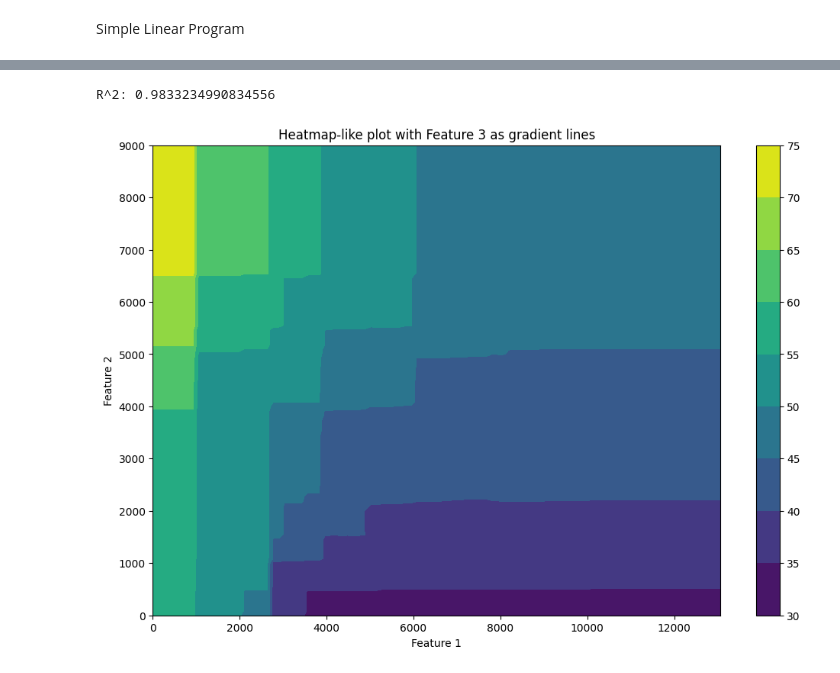
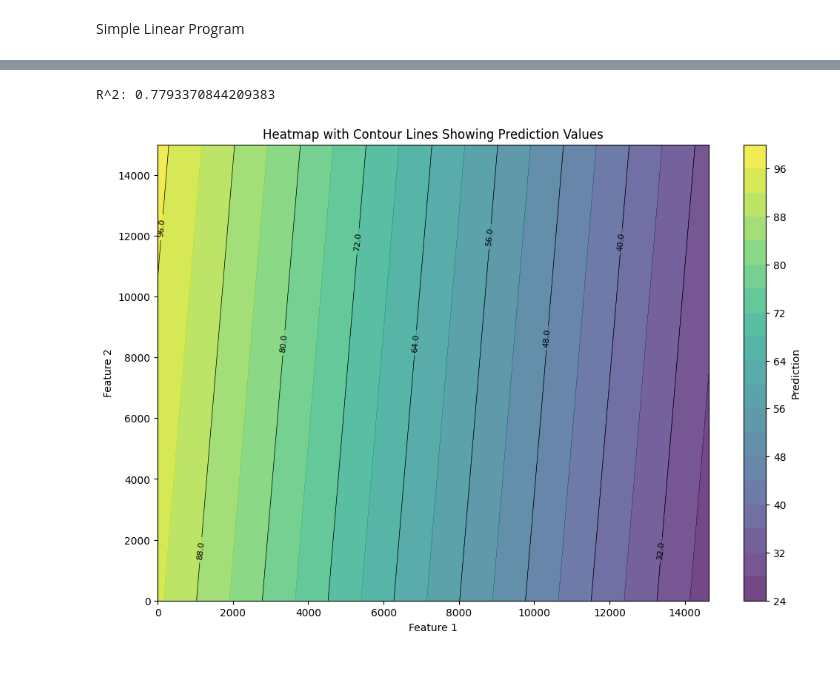
Before and after one commit to ShyEagle21/Practice, a Jupyter notebook: labor_optimizer.ipynb, the cells around one changed output, grey strips where cells are left out. Saved outputs shown, nothing was run; the diff lists cells and outputs as text; code cells hidden in the pictures.

```diff
--- a/labor_optimizer.ipynb
+++ b/labor_optimizer.ipynb
@@ -1105,10 +1272,9 @@ import pandas as pd
 import numpy as np
 import matplotlib.pyplot as plt
 from sklearn.model_selection import train_test_split
-from sklearn.experimental import enable_hist_gradient_boosting  # noqa
-from sklearn.ensemble import HistGradientBoostingRegressor
+from sklearn.preprocessing import StandardScaler
+from sklearn.linear_model import LinearRegression
 from sklearn.metrics import r2_score
-from sklearn.preprocessing import StandardScaler
 
 # Load the CSV file
 file_path = 'prod_pred_data.csv'  # Replace with your file path
@@ -1122,37 +1288,43 @@ y = data.iloc[:, -1]   # Target
 scaler = StandardScaler()
 X_scaled = scaler.fit_transform(X)
 
 # Split the data into training and testing sets
 X_train, X_test, y_train, y_test = train_test_split(X, y, test_size=0.2, random_state=42)
 
 # Create and train the model
 model = LinearRegression()
 model.fit(X_train, y_train)
 
 # Make predictions
 y_pred = model.predict(X_test)
 
 # Evaluate the model
 r2 = r2_score(y_test, y_pred)
 print(f'R^2: {r2}')
 
 # Create a meshgrid for the first two features
 feature1_range = np.linspace(X.iloc[:, 0].min(), X.iloc[:, 0].max(), 100)
 feature2_range = np.linspace(X.iloc[:, 1].min(), X.iloc[:, 1].max(), 100)
 feature1_grid, feature2_grid = np.meshgrid(feature1_range, feature2_range)
 
 # Predict using the model for each point in the meshgrid
-predictions = model.predict(np.c_[feature1_grid.ravel(), feature2_grid.ravel(), np.zeros_like(feature1_grid.ravel())])
+# Assuming the third feature (e.g., Feature 3) is set to the mean of its values
+feature3_mean = X.iloc[:, 2].mean()
+predictions = model.predict(np.c_[feature1_grid.ravel(), feature2_grid.ravel(), np.full_like(feature1_grid.ravel(), feature3_mean)])
 predictions = predictions.reshape(feature1_grid.shape)
 
-# Plot the heatmap-like plot
+# Plot the heatmap with contour lines
 plt.figure(figsize=(12, 8))
-contour = plt.contourf(feature1_grid, feature2_grid, predictions, cmap='viridis')
-plt.colorbar(contour)
+contourf = plt.contourf(feature1_grid, feature2_grid, predictions, levels=20, cmap='viridis', alpha=0.75)
+contour = plt.contour(feature1_grid, feature2_grid, predictions, levels=10, colors='black', linewidths=0.5)
+plt.clabel(contour, inline=True, fontsize=8, fmt="%.1f")  # Add labels to contour lines
+
+# Add color bar and labels
+plt.colorbar(contourf, label='Prediction')
 plt.xlabel('Feature 1')
 plt.ylabel('Feature 2')
-plt.title('Heatmap-like plot with Feature 3 as gradient lines')
+plt.title('Heatmap with Contour Lines Showing Prediction Values')
 plt.show()
 # %% [output]
-R^2: 0.9833234990834556
+R^2: 0.7793370844209383
-[figure, old version]
+[figure, new version]
```
Also changed, not shown: parts of 8 cells of this notebook, 39 other files.
